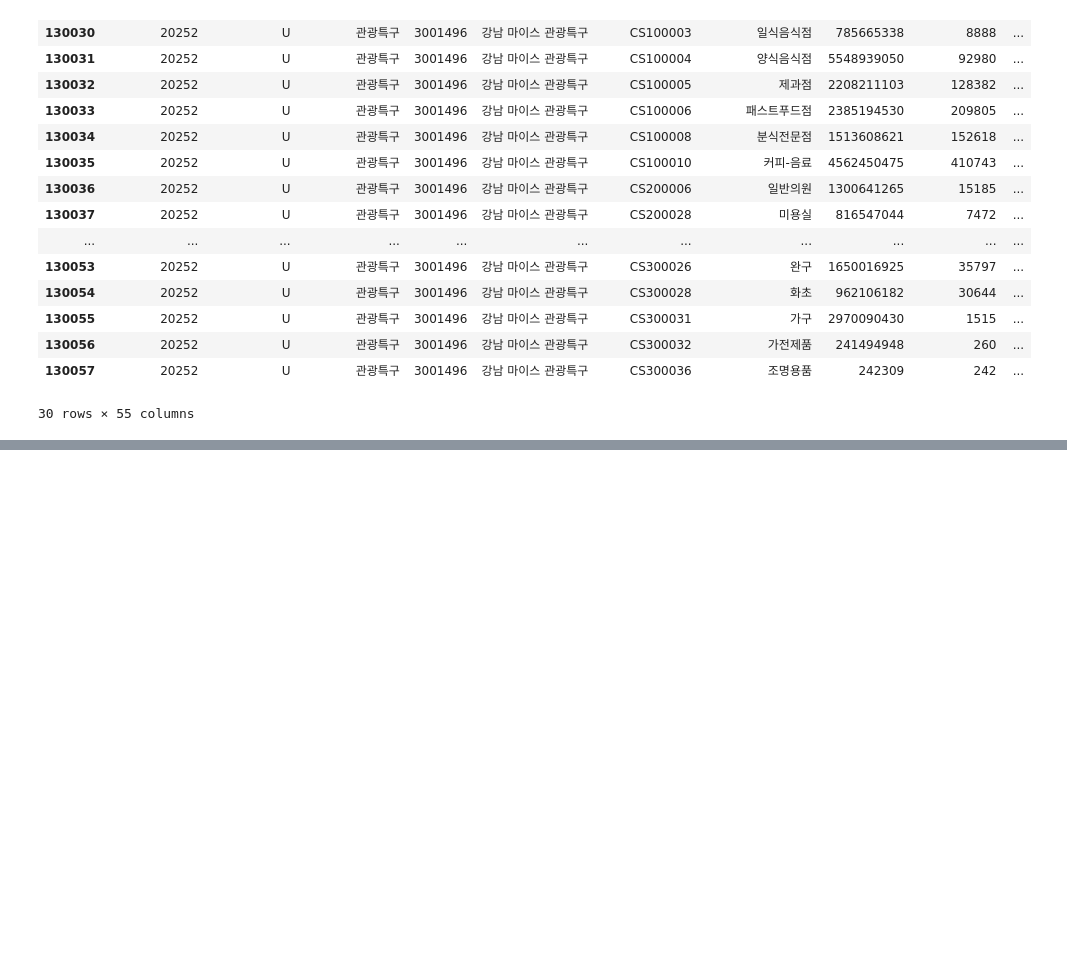
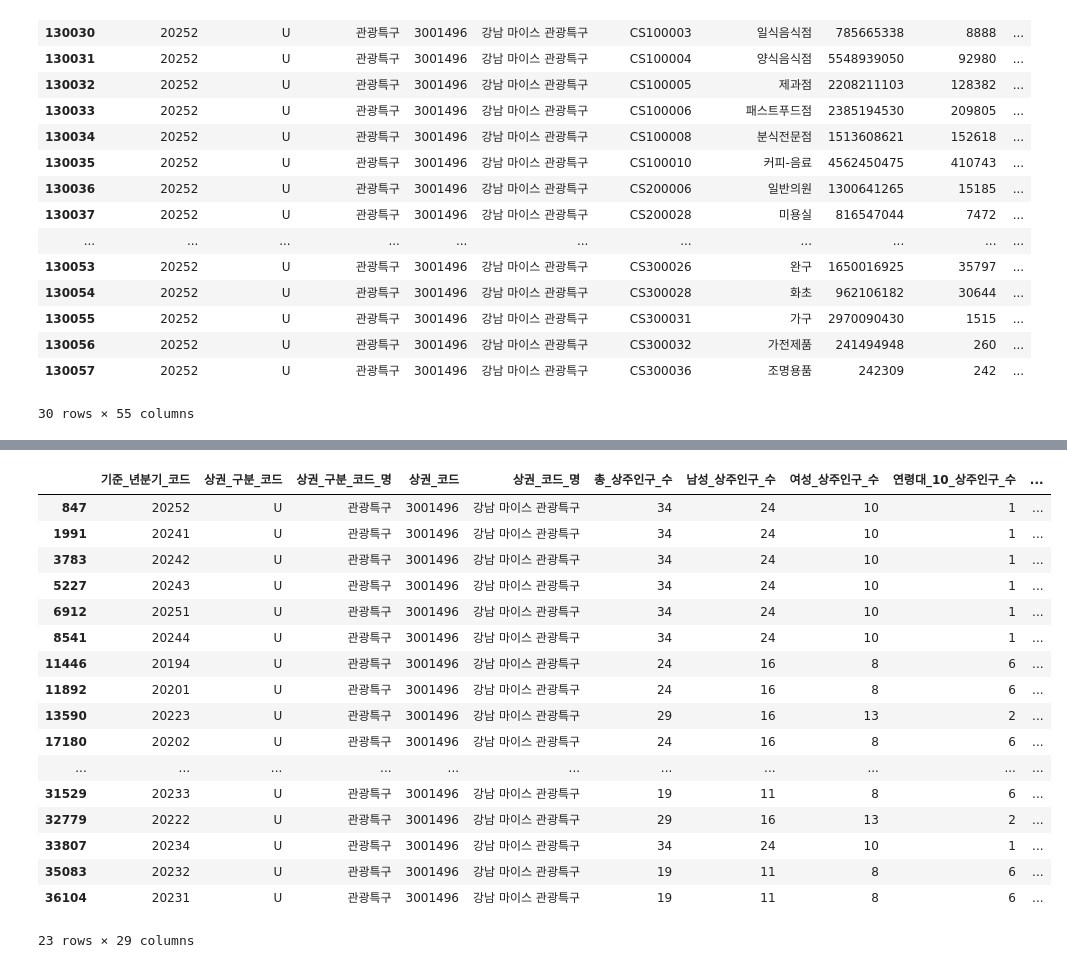
Before and after one commit to kmjun3203/trade_area_analysis, a Jupyter notebook: data/Untitled.ipynb, the cells around one changed output, grey strips where cells are left out. Saved outputs shown, nothing was run; the diff lists cells and outputs as text; code cells hidden in the pictures; blank space fills up the shorter version.

```diff
--- a/data/Untitled.ipynb
+++ b/data/Untitled.ipynb
@@ -167,3 +167,6 @@ total_sales= selected_sales['당월_매출_금액'].sum()
 # %%
 df_resident_population = pd.read_csv('./서울시 상권분석서비스(상주인구-상권).csv', encoding='cp949')
 df_worker_population = pd.read_csv('./서울시 상권분석서비스(직장인구-상권).csv', encoding='cp949')
+# %%
+df_resident_population = pd.read_csv('./서울시 상권분석서비스(상주인구-상권).csv', encoding='cp949')
+df_worker_population = pd.read_csv('./서울시 상권분석서비스(직장인구-상권).csv', encoding='cp949')
@@ -169,0 +183,21 @@ df_worker_population = pd.read_csv('./서울시 상권분석서비스(직장인
+# %%
+df_resident_population[df_resident_population['상권_코드_명'] == '강남 마이스 관광특구']
+# %% [output]
+|  | 기준_년분기_코드 | 상권_구분_코드 | 상권_구분_코드_명 | 상권_코드 | 상권_코드_명 | 총_상주인구_수 | 남성_상주인구_수 | 여성_상주인구_수 | 연령대_10_상주인구_수 | ... |
+| 847 | 20252 | U | 관광특구 | 3001496 | 강남 마이스 관광특구 | 34 | 24 | 10 | 1 | ... |
+| 1991 | 20241 | U | 관광특구 | 3001496 | 강남 마이스 관광특구 | 34 | 24 | 10 | 1 | ... |
+| 3783 | 20242 | U | 관광특구 | 3001496 | 강남 마이스 관광특구 | 34 | 24 | 10 | 1 | ... |
+| 5227 | 20243 | U | 관광특구 | 3001496 | 강남 마이스 관광특구 | 34 | 24 | 10 | 1 | ... |
+| 6912 | 20251 | U | 관광특구 | 3001496 | 강남 마이스 관광특구 | 34 | 24 | 10 | 1 | ... |
+| 8541 | 20244 | U | 관광특구 | 3001496 | 강남 마이스 관광특구 | 34 | 24 | 10 | 1 | ... |
+| 11446 | 20194 | U | 관광특구 | 3001496 | 강남 마이스 관광특구 | 24 | 16 | 8 | 6 | ... |
+| 11892 | 20201 | U | 관광특구 | 3001496 | 강남 마이스 관광특구 | 24 | 16 | 8 | 6 | ... |
+| 13590 | 20223 | U | 관광특구 | 3001496 | 강남 마이스 관광특구 | 29 | 16 | 13 | 2 | ... |
+| 17180 | 20202 | U | 관광특구 | 3001496 | 강남 마이스 관광특구 | 24 | 16 | 8 | 6 | ... |
+| ... | ... | ... | ... | ... | ... | ... | ... | ... | ... | ... |
+| 31529 | 20233 | U | 관광특구 | 3001496 | 강남 마이스 관광특구 | 19 | 11 | 8 | 6 | ... |
+| 32779 | 20222 | U | 관광특구 | 3001496 | 강남 마이스 관광특구 | 29 | 16 | 13 | 2 | ... |
+| 33807 | 20234 | U | 관광특구 | 3001496 | 강남 마이스 관광특구 | 34 | 24 | 10 | 1 | ... |
+| 35083 | 20232 | U | 관광특구 | 3001496 | 강남 마이스 관광특구 | 19 | 11 | 8 | 6 | ... |
+| 36104 | 20231 | U | 관광특구 | 3001496 | 강남 마이스 관광특구 | 19 | 11 | 8 | 6 | ... |
+23 rows × 29 columns
```
Also changed, not shown: parts of 7 cells of this notebook, 14 other files.
